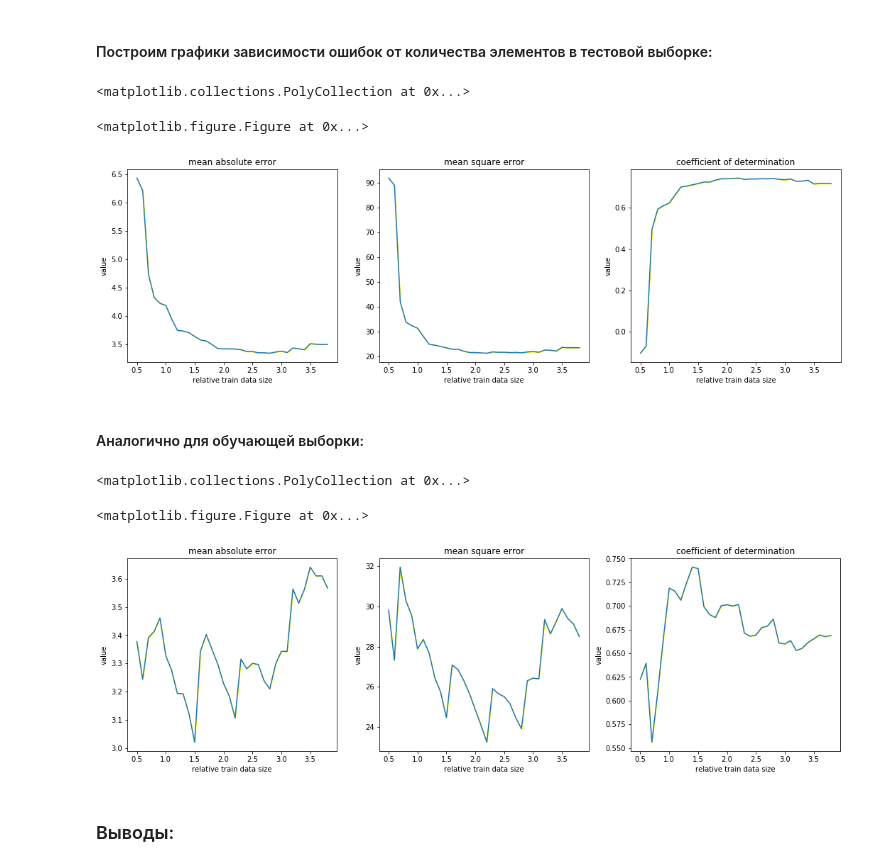
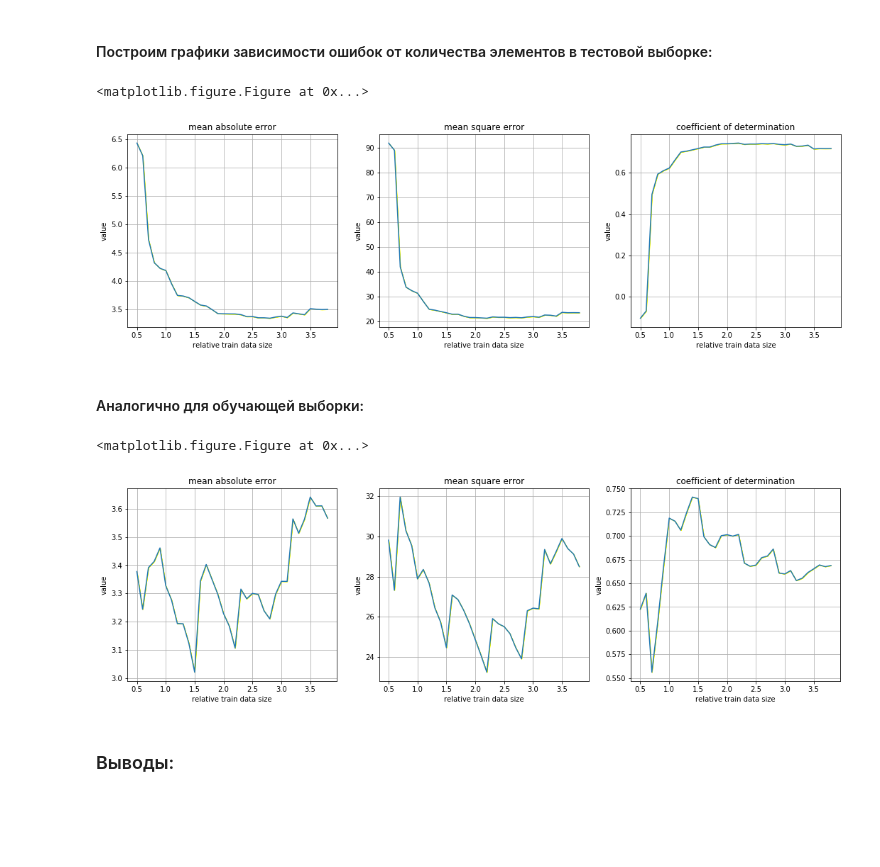
Before and after one commit to Intelligent-Systems-Phystech/StartCode, a Jupyter notebook: Bolobolova2018ProblemHousingPrices/main.ipynb, the cells around one changed output. Cells and saved outputs as stored; diff of their text form; code cells hidden in the pictures; blank space fills up the shorter version.

Commit message:
add grid

```diff
--- a/Bolobolova2018ProblemHousingPrices/main.ipynb
+++ b/Bolobolova2018ProblemHousingPrices/main.ipynb
@@ -227,36 +208,38 @@ Text(0.5,1,'Prices vs Predicted prices: $Y_i$ vs $\\hat{Y}_i$')
 # %%
 # varianse is negligible
 
 plt.figure(figsize=(10, 8))
 fig, axs = plt.subplots(figsize=(18, 5), ncols=3)
 
 error = error_results_test.get('var').get('mae_var')
 X, Y = parameters['l_train'], error_results_test['mae']
 axs[0].plot(X, Y)
 axs[0].set_title('mean absolute error')
 axs[0].set_ylabel('value')
 axs[0].set_xlabel('relative train data size')
 axs[0].fill_between(X, np.array(Y)-np.array(error), np.array(Y)+np.array(error), color = 'YELLOW')
+axs[0].grid()
 
 error = error_results_test.get('var').get('mse_var')
 Y = error_results_test['mse']
 axs[1].plot(X, Y)
 axs[1].set_title('mean square error')
 axs[1].set_ylabel('value')
 axs[1].set_xlabel('relative train data size')
 axs[1].fill_between(X, np.array(Y)-np.array(error), np.array(Y)+np.array(error), color = 'YELLOW')
+axs[1].grid()
 
 error = error_results_test.get('var').get('r2_var')
 Y = error_results_test['r2']
 axs[2].plot(X, Y)
 axs[2].set_title('coefficient of determination')
 axs[2].set_ylabel('value')
 axs[2].set_xlabel('relative train data size')
 axs[2].fill_between(X, np.array(Y)-np.array(error), np.array(Y)+np.array(error), color = 'YELLOW')
+axs[2].grid()
 # %% [output]
-<matplotlib.collections.PolyCollection at 0x...>
+<matplotlib.figure.Figure at 0x...>
-<matplotlib.figure.Figure at 0x...>
-[figure, old version]
+[figure, new version]
 # %% [markdown]
 #### Аналогично для обучающей выборки:
 # %%
@@ -270,6 +253,7 @@ axs[0].set_title('mean absolute error')
 axs[0].set_ylabel('value')
 axs[0].set_xlabel('relative train data size')
 axs[0].fill_between(X, np.array(Y)-np.array(error), np.array(Y)+np.array(error), color = 'YELLOW')
+axs[0].grid()
 
 error = error_results_train.get('var').get('mse_var')
 Y = error_results_train['mse']
@@ -278,6 +262,7 @@ axs[1].set_title('mean square error')
 axs[1].set_ylabel('value')
 axs[1].set_xlabel('relative train data size')
 axs[1].fill_between(X, np.array(Y)-np.array(error), np.array(Y)+np.array(error), color = 'YELLOW')
+axs[1].grid()
 
 error = error_results_train.get('var').get('r2_var')
 Y = error_results_train['r2']
@@ -286,9 +271,9 @@ axs[2].set_title('coefficient of determination')
 axs[2].set_ylabel('value')
 axs[2].set_xlabel('relative train data size')
 axs[2].fill_between(X, np.array(Y)-np.array(error), np.array(Y)+np.array(error), color = 'YELLOW')
+axs[2].grid()
 # %% [output]
-<matplotlib.collections.PolyCollection at 0x...>
+<matplotlib.figure.Figure at 0x...>
-<matplotlib.figure.Figure at 0x...>
 [figure]
 # %% [markdown]
 ### Выводы:
```
Also changed, not shown: parts of 5 cells of this notebook.
